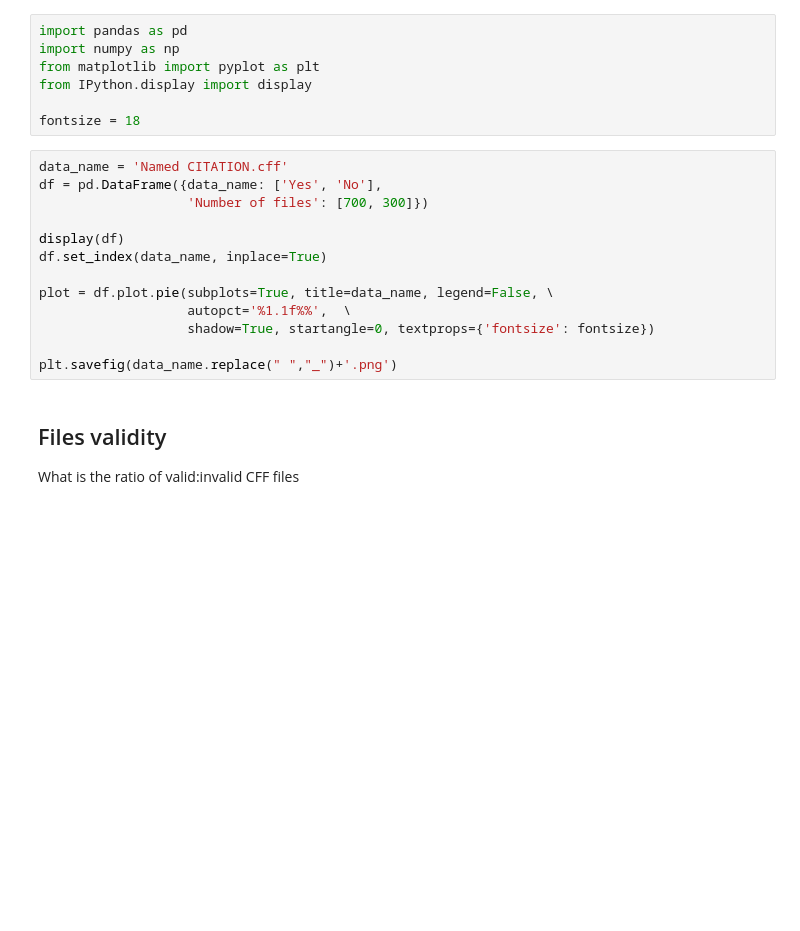
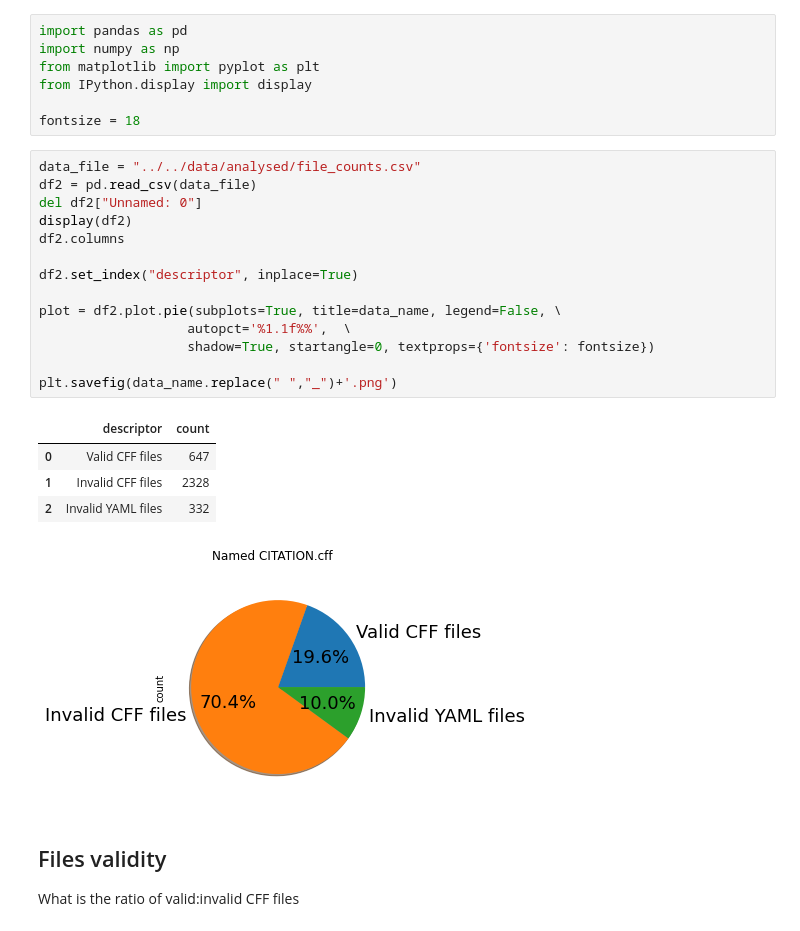
Before and after one commit to sdruskat/cff-in-the-wild, a Jupyter notebook: code/plot_cff_analysis/plot_summery.ipynb, the cells around one changed output. Saved outputs shown, nothing was run; the diff lists cells and outputs as text; blank space fills up the shorter version.

Commit message:
read CVS file

```diff
--- a/code/plot_cff_analysis/plot_summery.ipynb
+++ b/code/plot_cff_analysis/plot_summery.ipynb
@@ -12,18 +12,25 @@ from IPython.display import display
 
 fontsize = 18
 # %%
-data_name = 'Named CITATION.cff'
-df = pd.DataFrame({data_name: ['Yes', 'No'],
-                   'Number of files': [700, 300]})
+data_file = "../../data/analysed/file_counts.csv"
+df2 = pd.read_csv(data_file)
+del df2["Unnamed: 0"]
+display(df2)
+df2.columns
 
-display(df)
-df.set_index(data_name, inplace=True)
+df2.set_index("descriptor", inplace=True)
 
-plot = df.plot.pie(subplots=True, title=data_name, legend=False, \
+plot = df2.plot.pie(subplots=True, title=data_name, legend=False, \
                    autopct='%1.1f%%',  \
                    shadow=True, startangle=0, textprops={'fontsize': fontsize})
 
 plt.savefig(data_name.replace(" ","_")+'.png')
+# %% [output]
+|  | descriptor | count |
+| 0 | Valid CFF files | 647 |
+| 1 | Invalid CFF files | 2328 |
+| 2 | Invalid YAML files | 332 |
+[figure, added]
 # %% [markdown]
 ## Files validity
 
```
Also changed, not shown: parts of 8 cells of this notebook.
